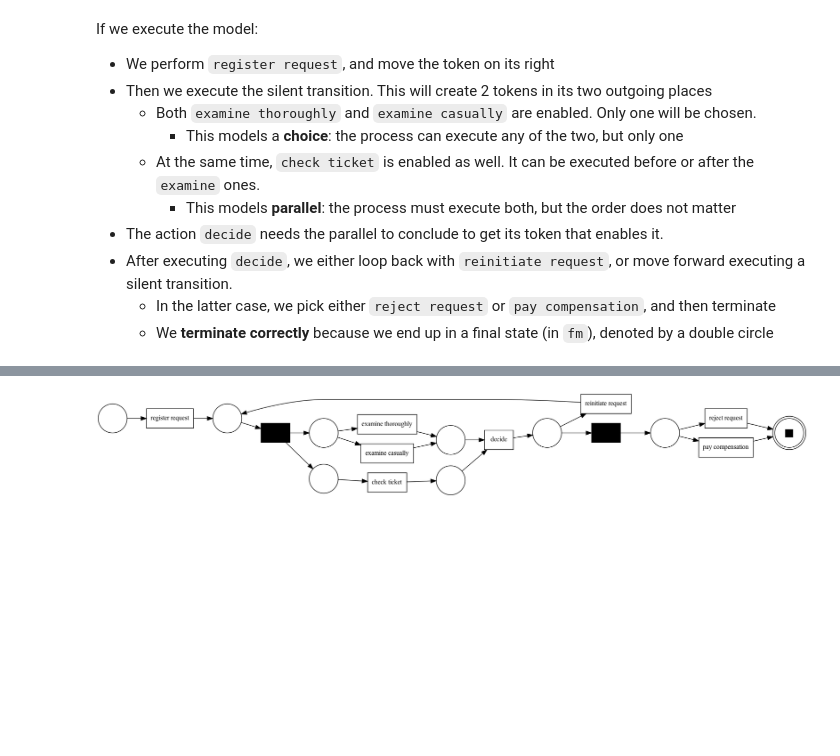
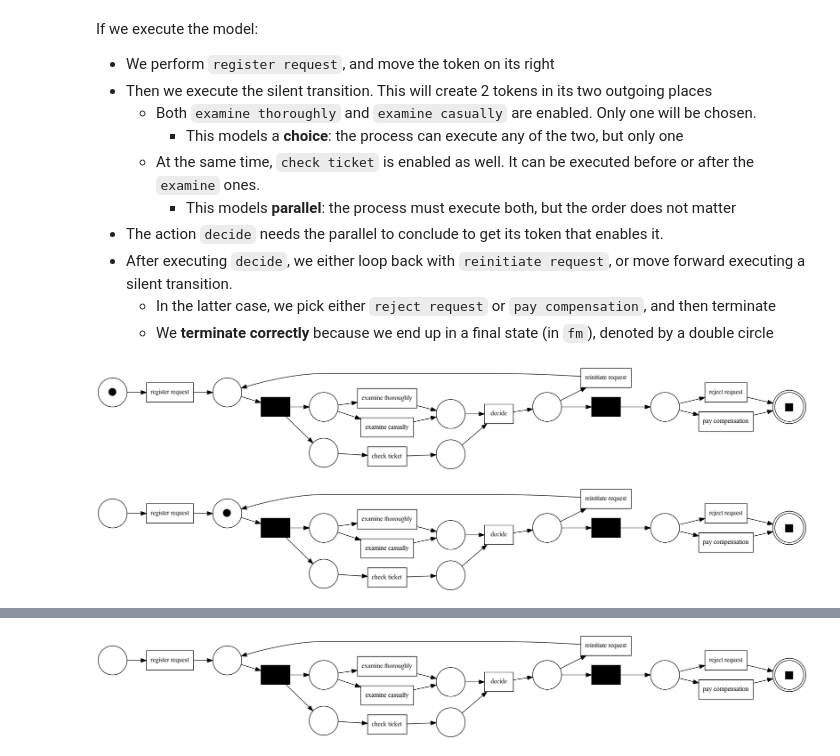
Before and after one commit to EMbeDS-education/ComputingDataAnalysisModeling20242025, a Jupyter notebook: PDAI/jupyter/jupyterNotebooks/M2PM_03pm4py.ipynb, the cells around one changed output, grey strips where cells are left out. Drawn from its saved outputs; the diff is of its cells as text; code cells hidden in the pictures; blank space fills up the shorter version.

```diff
--- a/PDAI/jupyter/jupyterNotebooks/M2PM_03pm4py.ipynb
+++ b/PDAI/jupyter/jupyterNotebooks/M2PM_03pm4py.ipynb
@@ -622,6 +611,18 @@ If we execute the model:
 - After executing `decide`, we either loop back with `reinitiate request`, or move forward executing a silent transition.
   - In the latter case, we pick either `reject request` or `pay compensation`, and then terminate
   - We __terminate correctly__ because we end up in a final state (in `fm`), denoted by a double circle
+# %%
+pm4py.view_petri_net(pn, im, fm)
+# %% [output]
+[figure, added]
+# %%
+#We perform register request
+m=pm4py.Marking()
+m[places_list[3]]=1
+#m[places_list[7]]=1
+pm4py.view_petri_net(pn, m, fm)
+# %% [output]
+[figure, added]
 # %%
 #We perform the silent action, and create two tokens its right
 m=pm4py.Marking()
```
Also changed, not shown: parts of 34 cells of this notebook, 2 other files.
